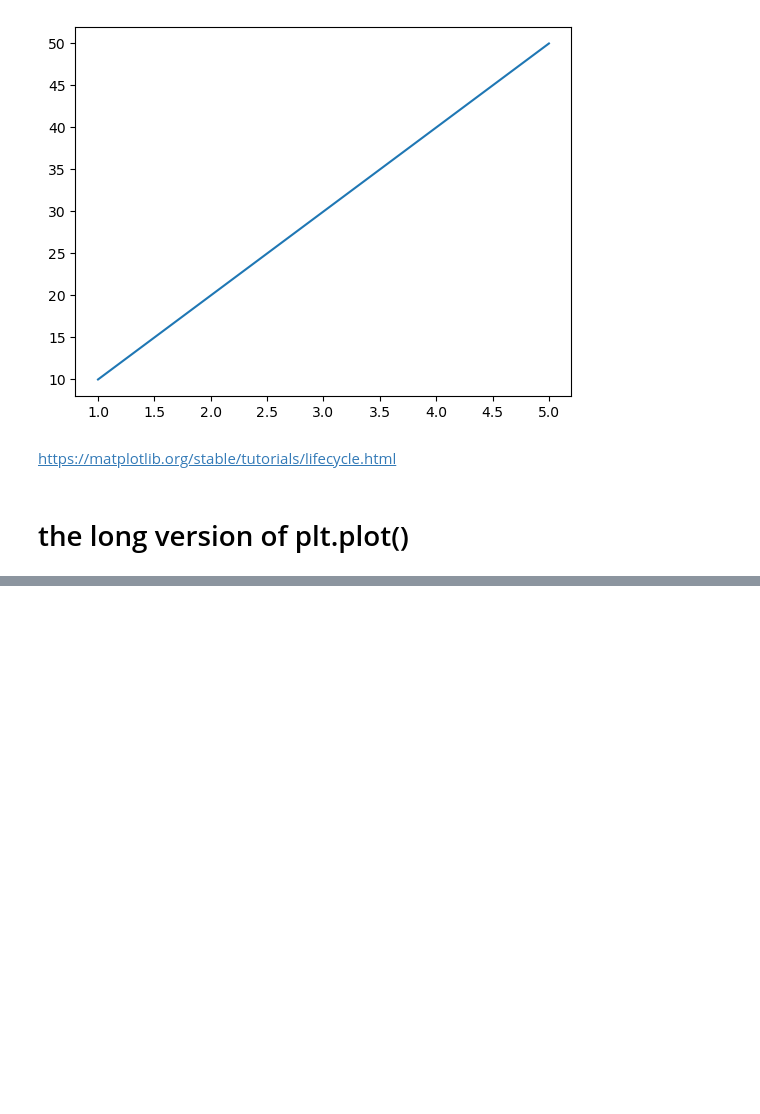
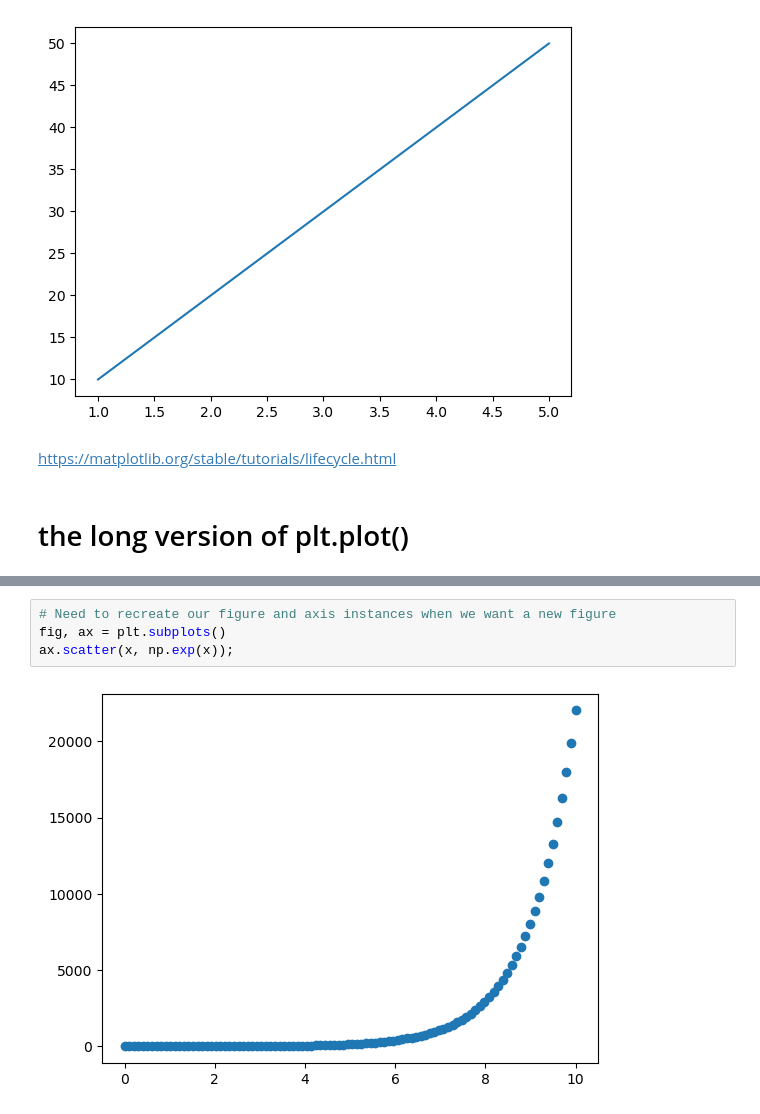
Before and after one commit to krishnakamalbaishnab/Matplotlib-Part-2, a Jupyter notebook: Matplotlib.ipynb, the cells around one changed output, grey strips where cells are left out. Cells and saved outputs as stored; diff of their text form; blank space fills up the shorter version.

```diff
--- a/Matplotlib.ipynb
+++ b/Matplotlib.ipynb
@@ -54,0 +127,6 @@ plt.show();
+# %%
+# Need to recreate our figure and axis instances when we want a new figure
+fig, ax = plt.subplots()
+ax.scatter(x, np.exp(x));
+# %% [output]
+[figure, added]
```
Also changed, not shown: parts of 12 cells of this notebook.
